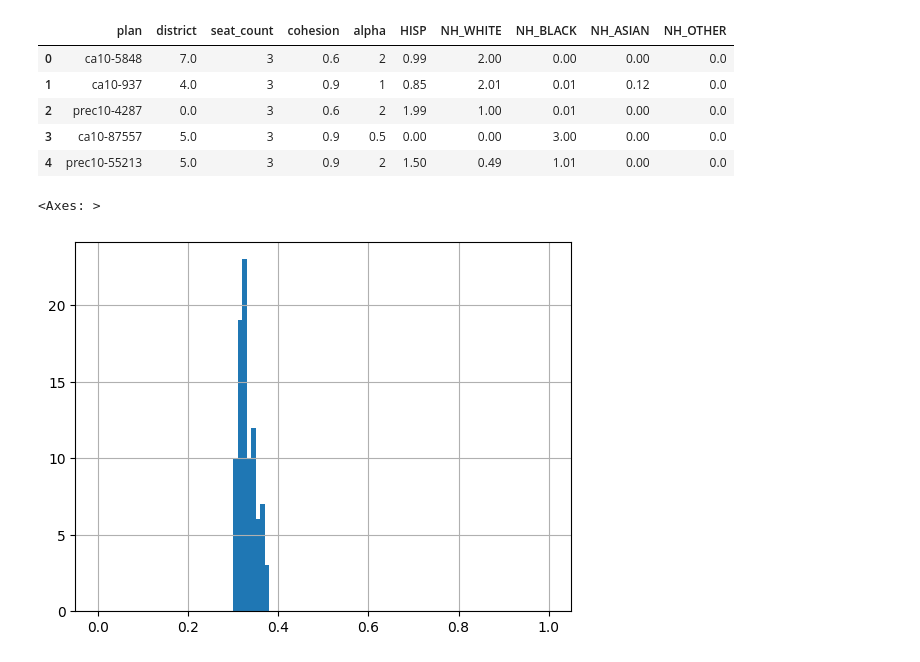
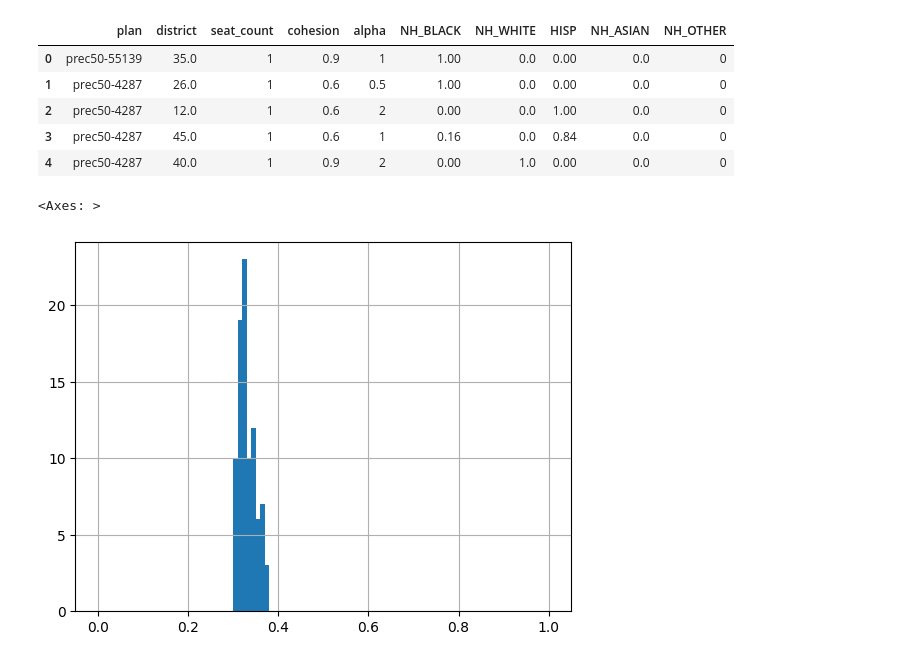
Before and after one commit to uchicago-dsi/dnd-chicago, a Jupyter notebook: notebooks/Aggregate_Results.ipynb, the cells around one changed output. Saved outputs shown, nothing was run; the diff lists cells and outputs as text; code cells hidden in the pictures.

```diff
--- a/notebooks/Aggregate_Results.ipynb
+++ b/notebooks/Aggregate_Results.ipynb
@@ -46,36 +46,31 @@ def summarize_election(
 DATA_DIR = Path("../data")
 PLAN_DIR = DATA_DIR / "plan_results"
 # %%
-seats5_results = [*[
-  z for z in PLAN_DIR.glob("stv_slate_pl_voters_1000_seats_5_samples_100_*.jsonl")
-],
-*[
-  z for z in Path(PLAN_DIR / 'set2').glob("stv_slate_pl_voters_1000_seats_5_samples_100_*.jsonl")
-]]
+seats5_results = [
+  *[
+    z for z in PLAN_DIR.glob("stv_slate_pl_voters_1000_seats_5_samples_100_*.jsonl")
+  ],
+  *[
+    z for z in Path(PLAN_DIR / 'set2').glob("stv_slate_pl_voters_1000_seats_5_samples_100_*.jsonl")
+  ]
+]
 
-seats3_results = [*[
-  z for z in PLAN_DIR.glob("stv_slate_pl_voters_1000_seats_3_samples_100_*.jsonl")
-],
-*[
-  z for z in Path(PLAN_DIR / 'set2').glob("stv_slate_pl_voters_1000_seats_3_samples_100_*.jsonl")
-]]
+seats3_results = PLAN_DIR.glob("stv_slate_pl_voters_1000_seats_3_samples_100_*.jsonl")
 
-single_member_results = [
-  z for z in PLAN_DIR.glob("plurality_slate_pl_voters_1000_seats_1_samples_100_*.jsonl")
-]
+single_member_results = PLAN_DIR.glob("plurality_slate_pl_voters_1000_seats_1_samples_100_*.jsonl")
 # %%
 output = []
-for result_file in seats3_results:
+for result_file in single_member_results:
   output.append(summarize_election(result_file))
 df = pd.DataFrame(output)
 df.head()
 # %% [output]
-|  | plan | district | seat_count | cohesion | alpha | HISP | NH_WHITE | NH_BLACK | NH_ASIAN | NH_OTHER |
-| 0 | ca10-5848 | 7.0 | 3 | 0.6 | 2 | 0.99 | 2.00 | 0.00 | 0.00 | 0.0 |
-| 1 | ca10-937 | 4.0 | 3 | 0.9 | 1 | 0.85 | 2.01 | 0.01 | 0.12 | 0.0 |
-| 2 | prec10-4287 | 0.0 | 3 | 0.6 | 2 | 1.99 | 1.00 | 0.01 | 0.00 | 0.0 |
-| 3 | ca10-87557 | 5.0 | 3 | 0.9 | 0.5 | 0.00 | 0.00 | 3.00 | 0.00 | 0.0 |
-| 4 | prec10-55213 | 5.0 | 3 | 0.9 | 2 | 1.50 | 0.49 | 1.01 | 0.00 | 0.0 |
+|  | plan | district | seat_count | cohesion | alpha | NH_BLACK | NH_WHITE | HISP | NH_ASIAN | NH_OTHER |
+| 0 | prec50-55139 | 35.0 | 1 | 0.9 | 1 | 1.00 | 0.0 | 0.00 | 0.0 | 0 |
+| 1 | prec50-4287 | 26.0 | 1 | 0.6 | 0.5 | 1.00 | 0.0 | 0.00 | 0.0 | 0 |
+| 2 | prec50-4287 | 12.0 | 1 | 0.6 | 2 | 0.00 | 0.0 | 1.00 | 0.0 | 0 |
+| 3 | prec50-4287 | 45.0 | 1 | 0.6 | 1 | 0.16 | 0.0 | 0.84 | 0.0 | 0 |
+| 4 | prec50-4287 | 40.0 | 1 | 0.9 | 2 | 0.00 | 1.0 | 0.00 | 0.0 | 0 |
 # %%
 TOTAL_COUNT = 30
 agg = df.drop(columns=["district", "seat_count"])\
```
